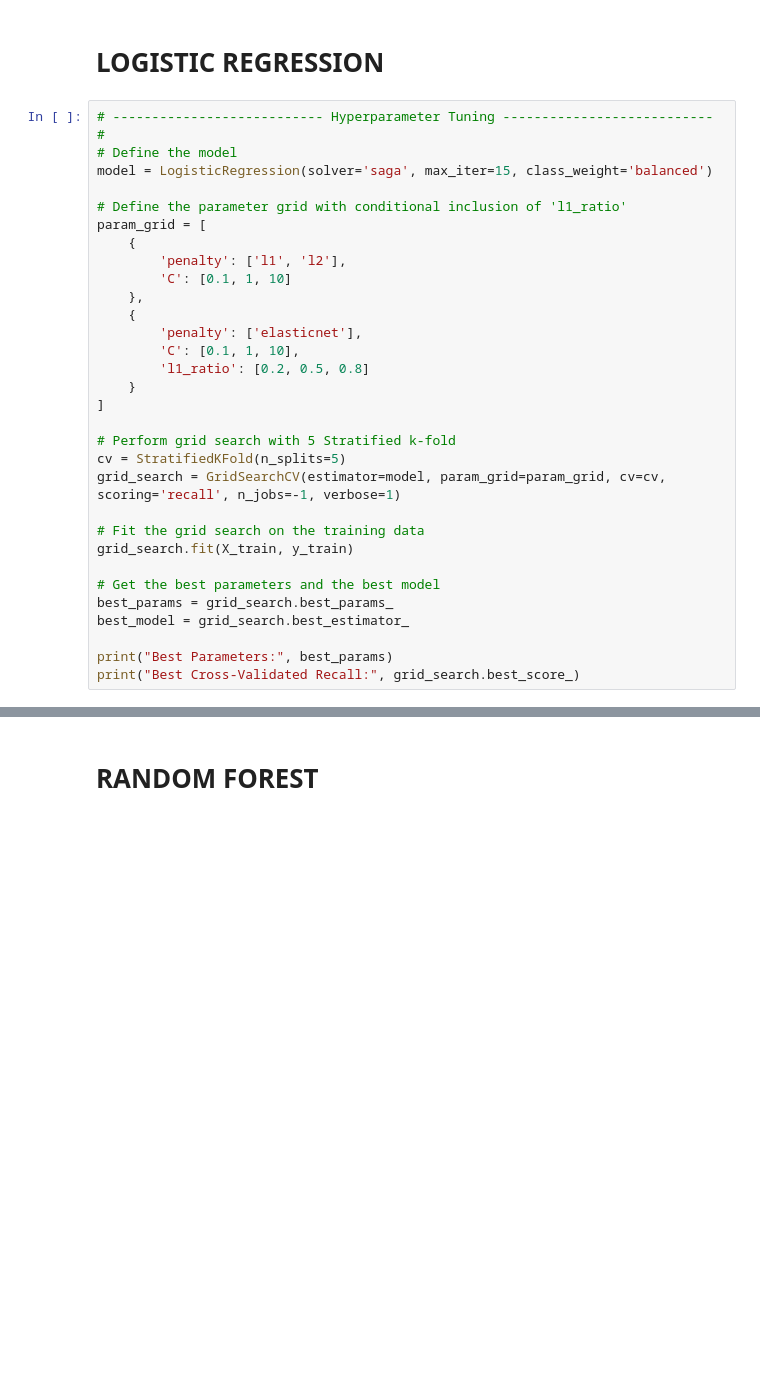
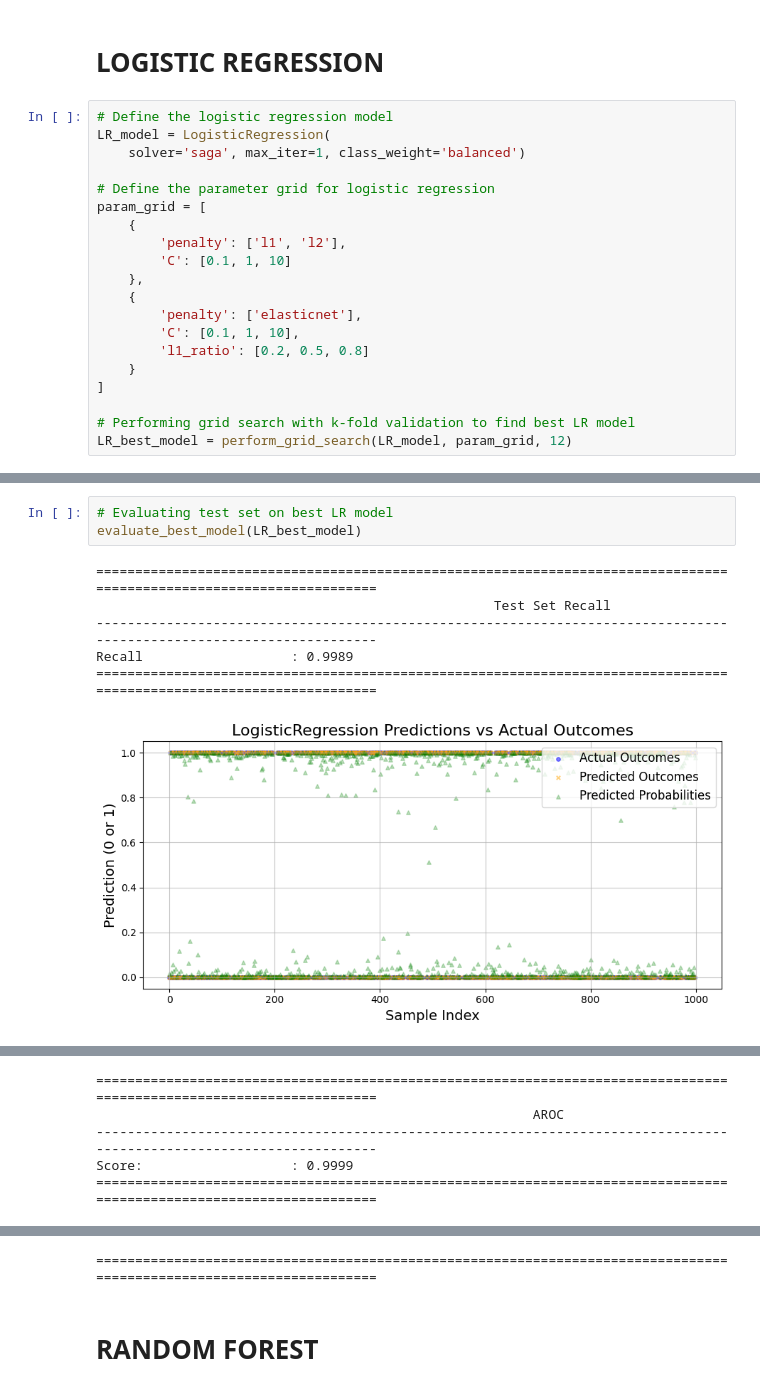
Before and after one commit to chiggi24/DS3000A_Group25, a Jupyter notebook: Group25.ipynb, the cells around one changed output, grey strips where cells are left out. Cells and saved outputs as stored; diff of their text form; blank space fills up the shorter version.

```diff
--- a/Group25.ipynb
+++ b/Group25.ipynb
@@ -436,11 +492,11 @@ def evaluate_best_model(best_model, X_test, y_test, feature_names):
 # %% [markdown]
 # **LOGISTIC REGRESSION**
 # %%
-# --------------------------- Hyperparameter Tuning --------------------------- #
-# Define the model
-model = LogisticRegression(solver='saga', max_iter=15, class_weight='balanced')
+# Define the logistic regression model
+LR_model = LogisticRegression(
+    solver='saga', max_iter=1, class_weight='balanced')
 
-# Define the parameter grid with conditional inclusion of 'l1_ratio'
+# Define the parameter grid for logistic regression
 param_grid = [
     {
         'penalty': ['l1', 'l2'],
@@ -453,17 +509,6 @@ param_grid = [
     }
 ]
 
-# Perform grid search with 5 Stratified k-fold
-cv = StratifiedKFold(n_splits=5)
-grid_search = GridSearchCV(estimator=model, param_grid=param_grid, cv=cv, scoring='recall', n_jobs=-1, verbose=1)
-
-# Fit the grid search on the training data
-grid_search.fit(X_train, y_train)
-
-# Get the best parameters and the best model
-best_params = grid_search.best_params_
-best_model = grid_search.best_estimator_
-
-print("Best Parameters:", best_params)
-print("Best Cross-Validated Recall:", grid_search.best_score_)
+# Performing grid search with k-fold validation to find best LR model
+LR_best_model = perform_grid_search(LR_model, param_grid, 12)
 # %% [output]
@@ -522,0 +521,10 @@ Top Features by Importance:
+# %%
+# Evaluating test set on best LR model
+evaluate_best_model(LR_best_model)
+# %% [output]
+=====================================================================================================================
+                                                   Test Set Recall
+---------------------------------------------------------------------------------------------------------------------
+Recall                   : 0.9989
+=====================================================================================================================
+[figure, added]
@@ -522,0 +565,5 @@ Top Features by Importance:
+=====================================================================================================================
+                                                        AROC
+---------------------------------------------------------------------------------------------------------------------
+Score:                   : 0.9999
+=====================================================================================================================
@@ -523,3 +571,4 @@ Top Features by Importance:
+=====================================================================================================================
 # %% [markdown]
 # **RANDOM FOREST**
 # %%
```
Also changed, not shown: parts of 7 cells of this notebook.
